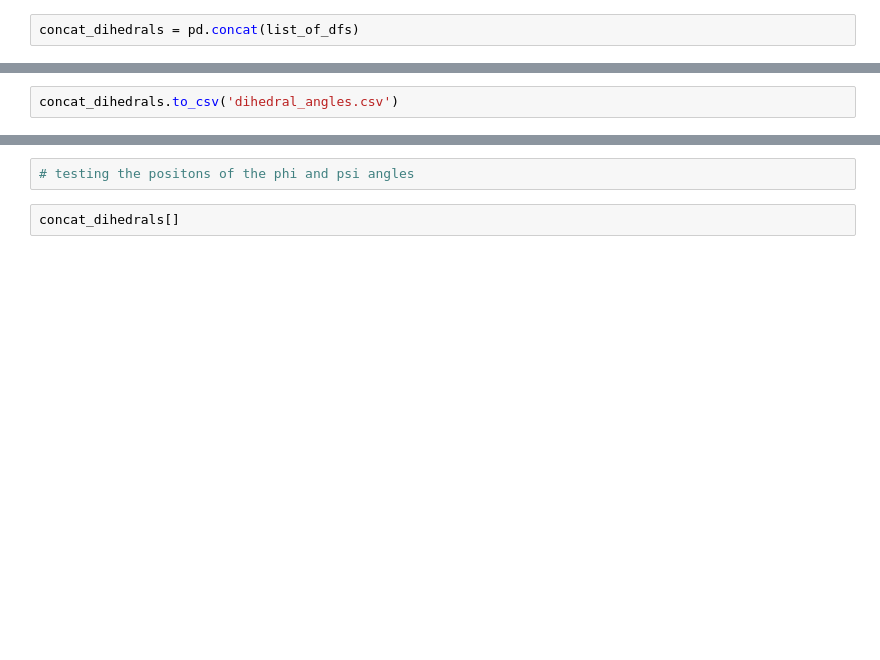
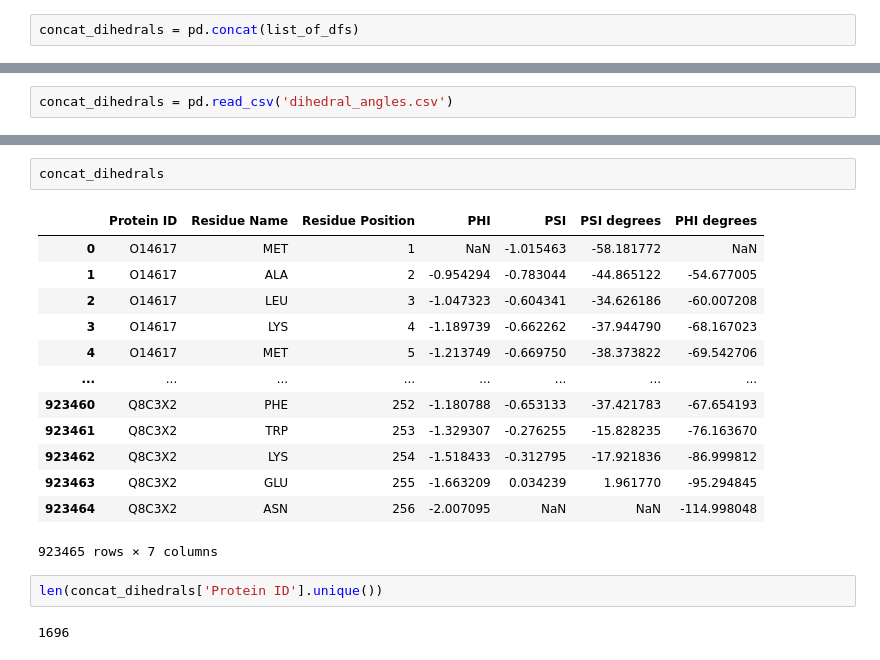
Before and after one commit to ritster/methionine-analysis, a Jupyter notebook: amr/extraction_of_dihedral_angles.ipynb, the cells around one changed output, grey strips where cells are left out. Cells and saved outputs as stored; diff of their text form; blank space fills up the shorter version.

```diff
--- a/amr/extraction_of_dihedral_angles.ipynb
+++ b/amr/extraction_of_dihedral_angles.ipynb
@@ -176,2 +172,2 @@ concat_dihedrals
 # %%
-concat_dihedrals.to_csv('dihedral_angles.csv')
+concat_dihedrals = pd.read_csv('dihedral_angles.csv')
@@ -196,4 +174,20 @@ RvsS_df
-# %%
-# testing the positons of the phi and psi angles
 # %%
-concat_dihedrals[]
+concat_dihedrals
+# %% [output]
+|  | Protein ID | Residue Name | Residue Position | PHI | PSI | PSI degrees | PHI degrees |
+| 0 | O14617 | MET | 1 | NaN | -1.015463 | -58.181772 | NaN |
+| 1 | O14617 | ALA | 2 | -0.954294 | -0.783044 | -44.865122 | -54.677005 |
+| 2 | O14617 | LEU | 3 | -1.047323 | -0.604341 | -34.626186 | -60.007208 |
+| 3 | O14617 | LYS | 4 | -1.189739 | -0.662262 | -37.944790 | -68.167023 |
+| 4 | O14617 | MET | 5 | -1.213749 | -0.669750 | -38.373822 | -69.542706 |
+| ... | ... | ... | ... | ... | ... | ... | ... |
+| 923460 | Q8C3X2 | PHE | 252 | -1.180788 | -0.653133 | -37.421783 | -67.654193 |
+| 923461 | Q8C3X2 | TRP | 253 | -1.329307 | -0.276255 | -15.828235 | -76.163670 |
+| 923462 | Q8C3X2 | LYS | 254 | -1.518433 | -0.312795 | -17.921836 | -86.999812 |
+| 923463 | Q8C3X2 | GLU | 255 | -1.663209 | 0.034239 | 1.961770 | -95.294845 |
+| 923464 | Q8C3X2 | ASN | 256 | -2.007095 | NaN | NaN | -114.998048 |
+923465 rows × 7 columns
+# %%
+len(concat_dihedrals['Protein ID'].unique())
+# %% [output]
+1696
```
Also changed, not shown: parts of 62 cells of this notebook, 7 other files.
